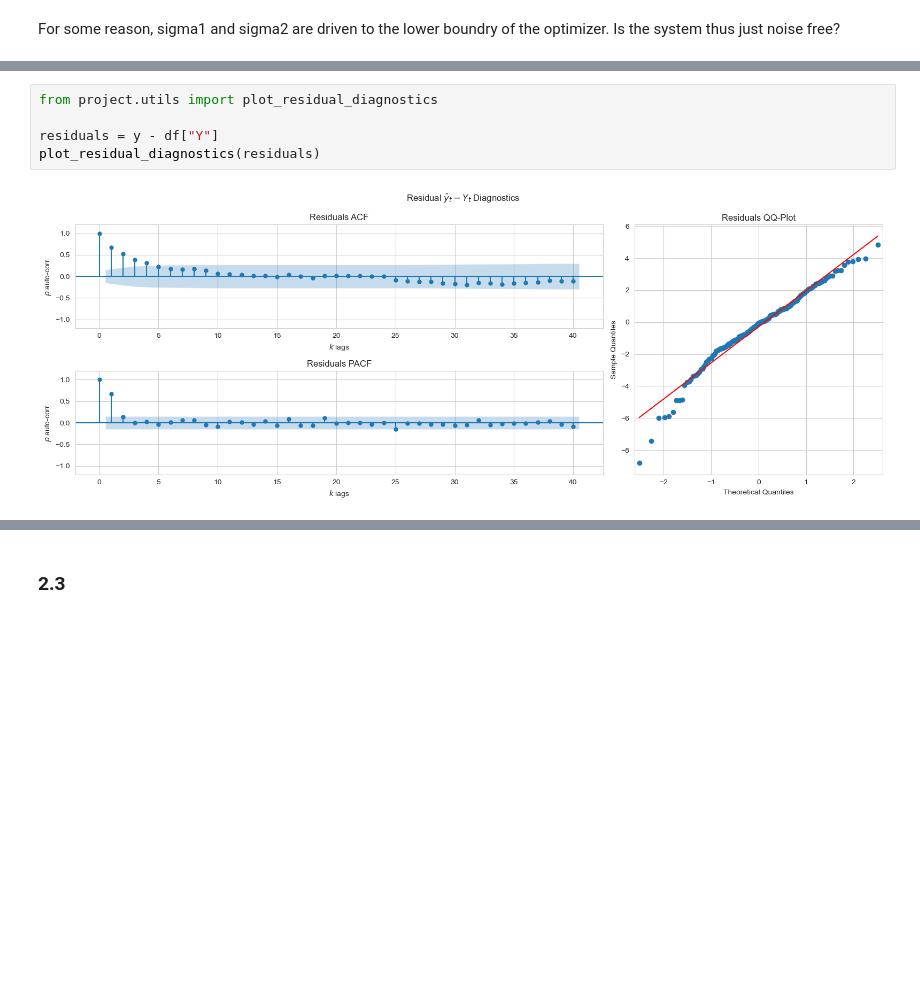
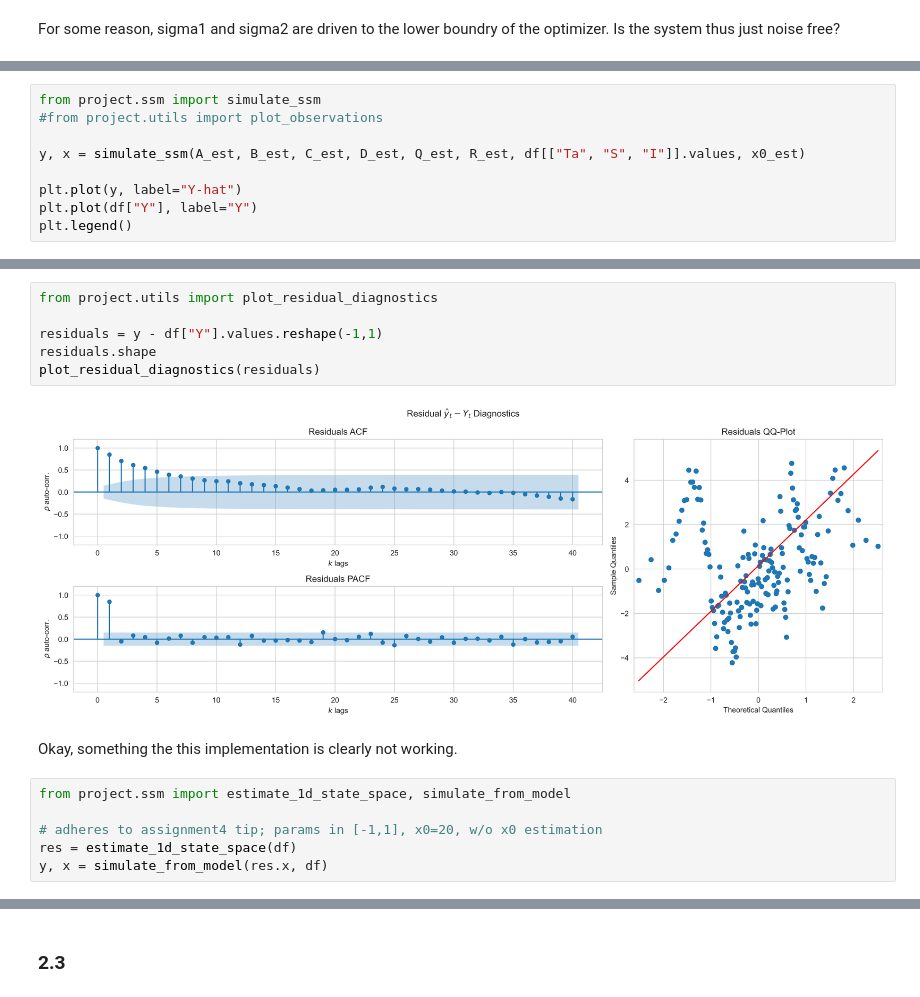
Before and after one commit to JeppeKlitgaard/DTU-02613-TimeSeries, a Jupyter notebook: Assignment4/part2.ipynb, the cells around one changed output, grey strips where cells are left out. Drawn from its saved outputs; the diff is of its cells as text; blank space fills up the shorter version.

```diff
--- a/Assignment4/part2.ipynb
+++ b/Assignment4/part2.ipynb
@@ -337,0 +118,9 @@ plt.plot(df["Y"])
+# %%
+from project.ssm import simulate_ssm
+#from project.utils import plot_observations
+
+y, x = simulate_ssm(A_est, B_est, C_est, D_est, Q_est, R_est, df[["Ta", "S", "I"]].values, x0_est)
+
+plt.plot(y, label="Y-hat")
+plt.plot(df["Y"], label="Y")
+plt.legend()
@@ -338,7 +130,16 @@ plt.plot(df["Y"])
 # %%
 from project.utils import plot_residual_diagnostics
 
-residuals = y - df["Y"]
+residuals = y - df["Y"].values.reshape(-1,1)
+residuals.shape
 plot_residual_diagnostics(residuals)
 # %% [output]
-[figure, old version]
+[figure, new version]
+# %% [markdown]
+Okay, something the this implementation is clearly not working.
+# %%
+from project.ssm import estimate_1d_state_space, simulate_from_model
+
+# adheres to assignment4 tip; params in [-1,1], x0=20, w/o x0 estimation
+res = estimate_1d_state_space(df)
+y, x = simulate_from_model(res.x, df)
```
Also changed, not shown: parts of 28 cells of this notebook, 1 other file.
